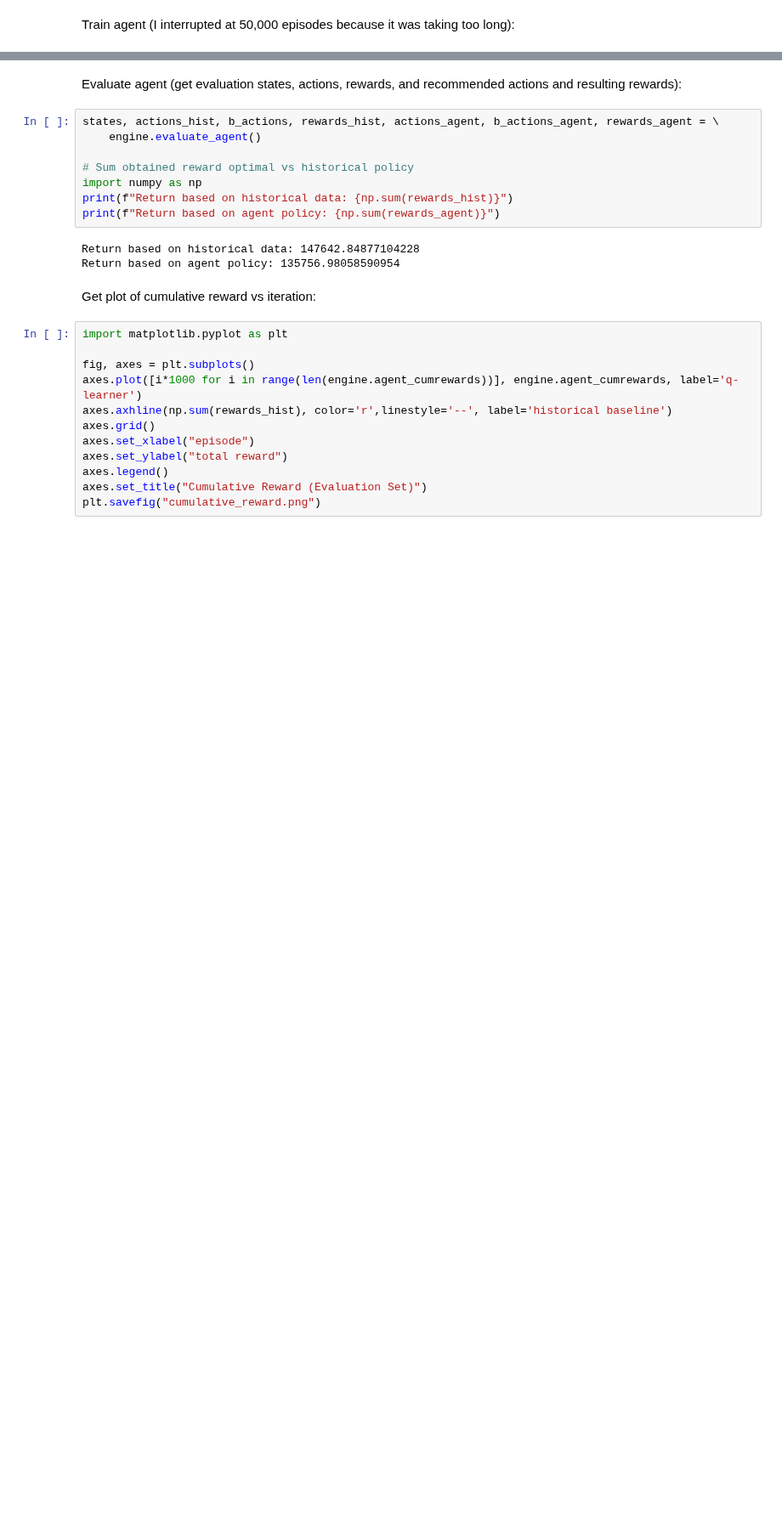
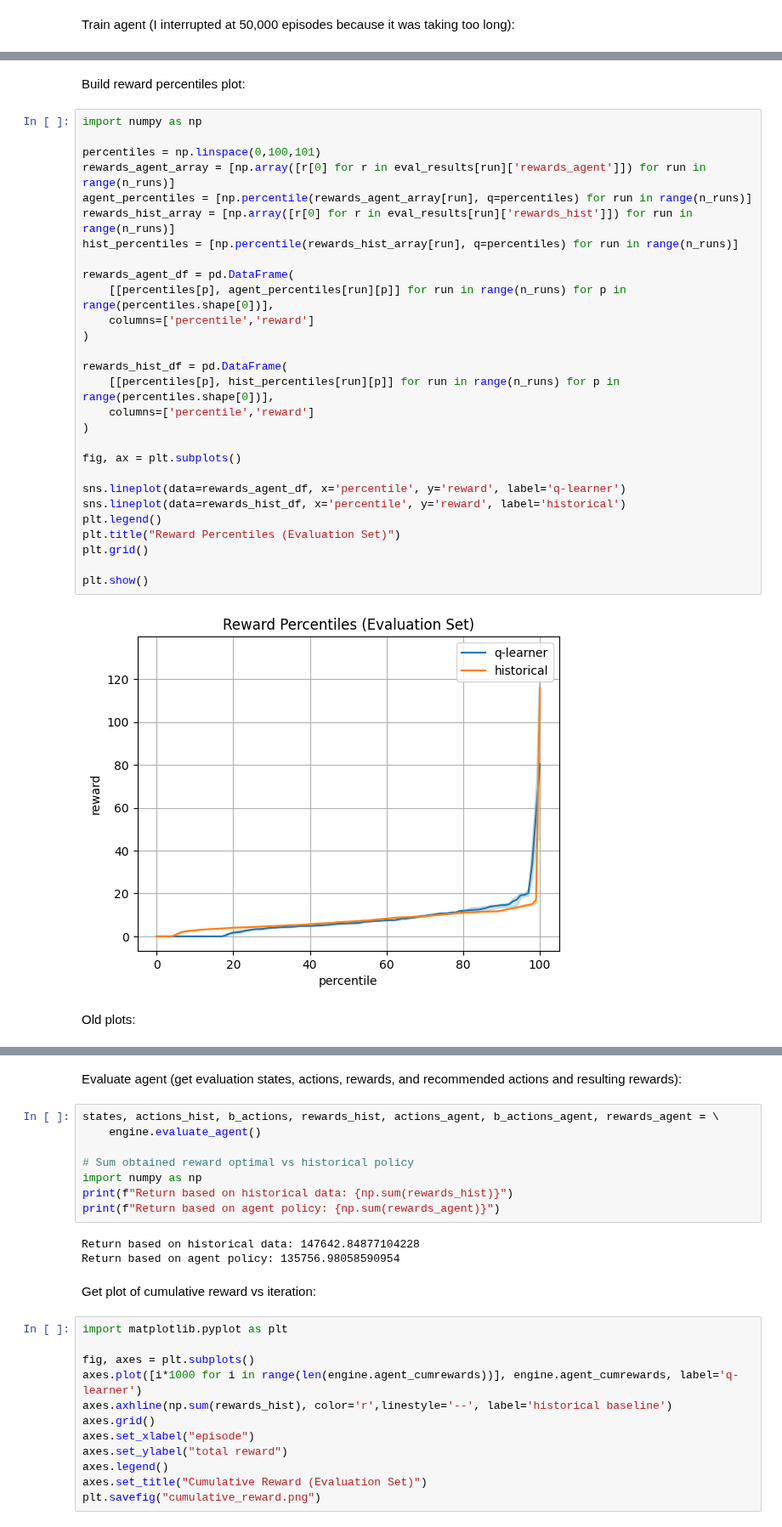
Before and after one commit to gsassatelli/explainable-rl, a Jupyter notebook: evaluation.ipynb, the cells around one changed output, grey strips where cells are left out. Shown at 85% size. Saved outputs shown, nothing was run; the diff lists cells and outputs as text; blank space fills up the shorter version.

```diff
--- a/evaluation.ipynb
+++ b/evaluation.ipynb
@@ -88,0 +211,34 @@ Initialize agent
+# %% [markdown]
+Build reward percentiles plot:
+# %%
+import numpy as np
+
+percentiles = np.linspace(0,100,101)
+rewards_agent_array = [np.array([r[0] for r in eval_results[run]['rewards_agent']]) for run in range(n_runs)]
+agent_percentiles = [np.percentile(rewards_agent_array[run], q=percentiles) for run in range(n_runs)]
+rewards_hist_array = [np.array([r[0] for r in eval_results[run]['rewards_hist']]) for run in range(n_runs)]
+hist_percentiles = [np.percentile(rewards_hist_array[run], q=percentiles) for run in range(n_runs)]
+
+rewards_agent_df = pd.DataFrame(
+    [[percentiles[p], agent_percentiles[run][p]] for run in range(n_runs) for p in range(percentiles.shape[0])],
+    columns=['percentile','reward']
+)
+
+rewards_hist_df = pd.DataFrame(
+    [[percentiles[p], hist_percentiles[run][p]] for run in range(n_runs) for p in range(percentiles.shape[0])],
+    columns=['percentile','reward']
+)
+
+fig, ax = plt.subplots()
+
+sns.lineplot(data=rewards_agent_df, x='percentile', y='reward', label='q-learner')
+sns.lineplot(data=rewards_hist_df, x='percentile', y='reward', label='historical')
+plt.legend()
+plt.title("Reward Percentiles (Evaluation Set)")
+plt.grid()
+
+plt.show()
+# %% [output]
+[figure, added]
+# %% [markdown]
+Old plots:
```
Also changed, not shown: parts of 11 cells of this notebook.
